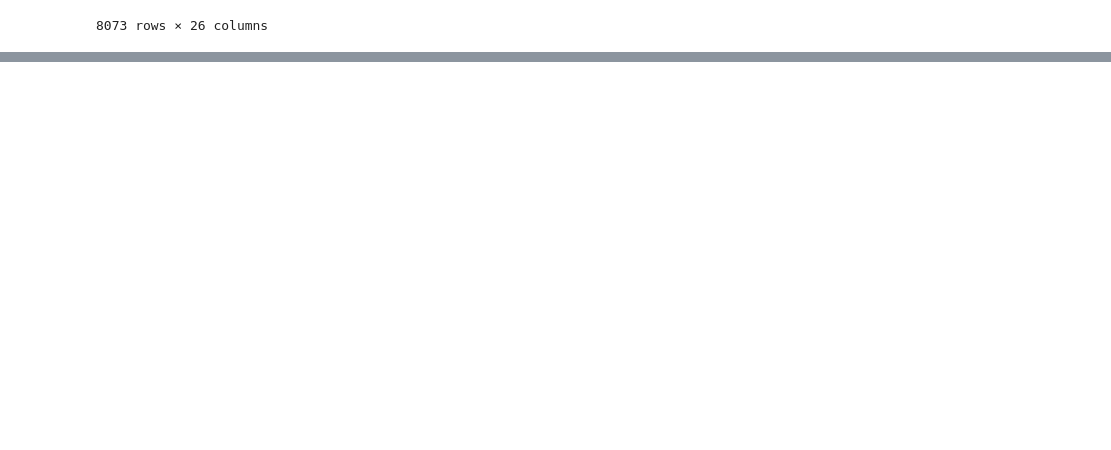
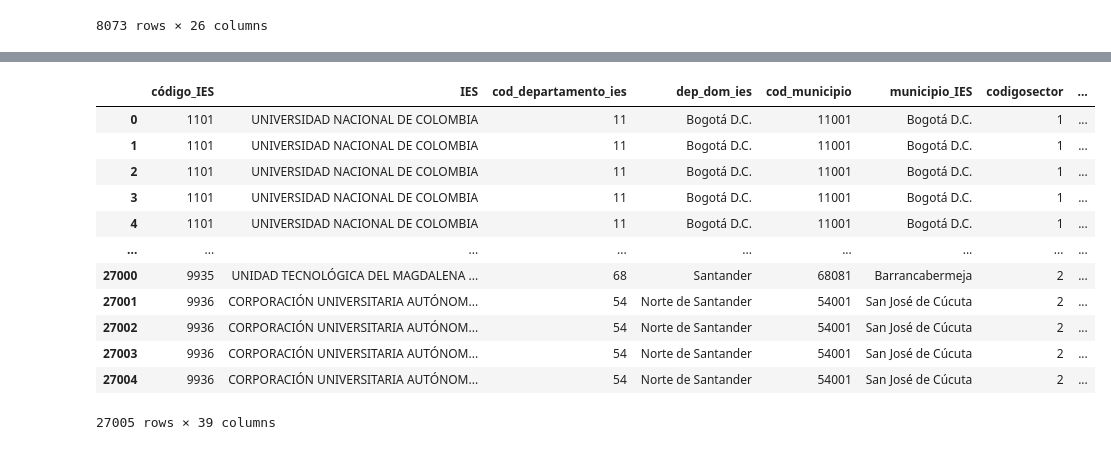
Before and after one commit to felipesalda/SNIES-DS, a Jupyter notebook: snies_api.ipynb, the cells around one changed output, grey strips where cells are left out. Cells and saved outputs as stored; diff of their text form; code cells hidden in the pictures; blank space fills up the shorter version.

```diff
--- a/snies_api.ipynb
+++ b/snies_api.ipynb
@@ -158,0 +155,3 @@ SyntaxError: invalid syntax (Temp/ipykernel_9764/1885169875.py, line 1)
+# %%
+df_programas = pd.DataFrame(data=get_data(programas))
+df_programas
@@ -158,0 +191,28 @@ SyntaxError: invalid syntax (Temp/ipykernel_9764/1885169875.py, line 1)
+# %%
+df_programas.rename(columns={'codigoinstitucion':'código_IES','nombreinstitucion':'IES', 'codigodepartinstitucion':'cod_departamento_ies',
+'nombredepartinstitucion':'dep_dom_ies', 'codigomunicipioinstitucion':'cod_municipio',
+'nombremunicipioinstitucion':'municipio_IES', 'codigoorigeninstitucional':'codigosector','nombreorigeninstitucional':'sector',
+'codigocaracteracademico':'caracter','nombrecaracteracademico':'nombre caracter', 'codigoprograma':'SNIES_programa',
+'nombreprograma':'programa','codigodepartprograma':'cod_departamento_programa','nombredepartprograma':'departamento_programa',
+'codigomunicipioprograma':'cod_municipio_programa','nombremunicipioprograma':'municipio_programa','codigoestadoprograma':'cod_estado_programa',
+'nombreestadoprograma':'estado_programa','cantidadcreditos':'cantidad_creditos','fechaacreditacion':'fecha_acreditacion','codigoareaconocimiento':'cod_area',
+'nombreareaconocimiento':'area','codigometodologia':'cod_metodologia','nombremetodologia':'metodologia','codigonbc':'cod_NBC','nombrenbc':'NBC',
+'codigonivelformacion':'cod_nivel_formacion','nombrenivelformacion':'nivel_formacion','codigonivelacademico':'cod_nivel_academico','codigoperiodicidad':'cod_periodicidad',
+'nombreperiodicidad':'periodicidad','cantidadperiodos':'cantidad_periodos','numeroresolucionacreditacion':'nro_resolucion','codigotipoacreditacion':'cod_tipo_acreditacion',
+'nombretipoacreditacion':'tipo_acreditacion','aniosacreditados':'años_acreditados','nombretituloobtenido':'titulo_obtenido','fechacreacion':'fecha_creacion'},inplace=True)
+# %%
+df_programas
+# %% [output]
+|  | código_IES | IES | cod_departamento_ies | dep_dom_ies | cod_municipio | municipio_IES | codigosector | ... |
+| 0 | 1101 | UNIVERSIDAD NACIONAL DE COLOMBIA | 11 | Bogotá D.C. | 11001 | Bogotá D.C. | 1 | ... |
+| 1 | 1101 | UNIVERSIDAD NACIONAL DE COLOMBIA | 11 | Bogotá D.C. | 11001 | Bogotá D.C. | 1 | ... |
+| 2 | 1101 | UNIVERSIDAD NACIONAL DE COLOMBIA | 11 | Bogotá D.C. | 11001 | Bogotá D.C. | 1 | ... |
+| 3 | 1101 | UNIVERSIDAD NACIONAL DE COLOMBIA | 11 | Bogotá D.C. | 11001 | Bogotá D.C. | 1 | ... |
+| 4 | 1101 | UNIVERSIDAD NACIONAL DE COLOMBIA | 11 | Bogotá D.C. | 11001 | Bogotá D.C. | 1 | ... |
+| ... | ... | ... | ... | ... | ... | ... | ... | ... |
+| 27000 | 9935 | UNIDAD TECNOLÓGICA DEL MAGDALENA ... | 68 | Santander | 68081 | Barrancabermeja | 2 | ... |
+| 27001 | 9936 | CORPORACIÓN UNIVERSITARIA AUTÓNOM... | 54 | Norte de Santander | 54001 | San José de Cúcuta | 2 | ... |
+| 27002 | 9936 | CORPORACIÓN UNIVERSITARIA AUTÓNOM... | 54 | Norte de Santander | 54001 | San José de Cúcuta | 2 | ... |
+| 27003 | 9936 | CORPORACIÓN UNIVERSITARIA AUTÓNOM... | 54 | Norte de Santander | 54001 | San José de Cúcuta | 2 | ... |
+| 27004 | 9936 | CORPORACIÓN UNIVERSITARIA AUTÓNOM... | 54 | Norte de Santander | 54001 | San José de Cúcuta | 2 | ... |
+27005 rows × 39 columns
```
Also changed, not shown: parts of 17 cells of this notebook, 1 other file.
